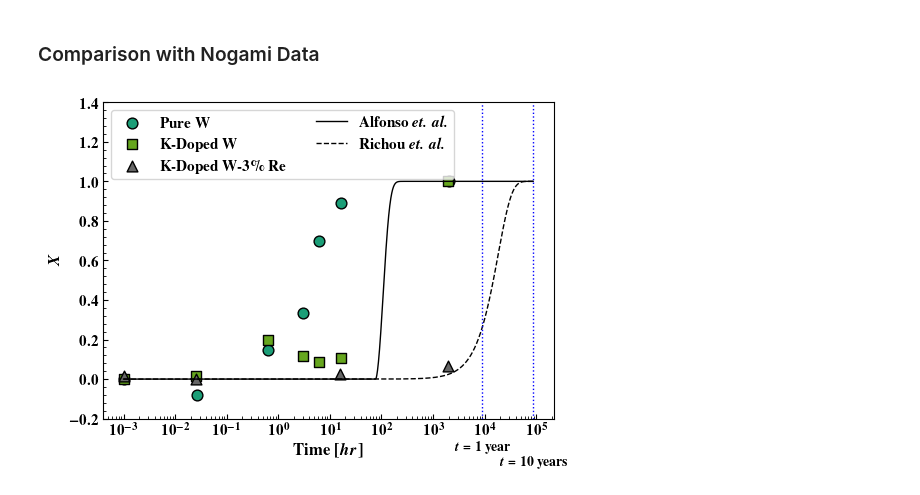
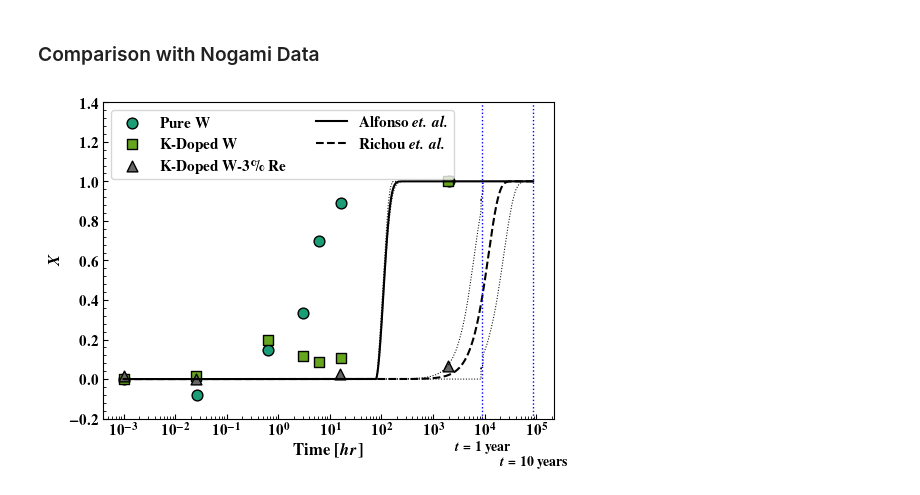
Before and after one commit to ml-ME-gatech/modeling_tungsten, a Jupyter notebook: recrystallization/temp_curves.ipynb, the cells around one changed output. Saved outputs shown, nothing was run; the diff lists cells and outputs as text; code cells hidden in the pictures.

```diff
--- a/recrystallization/temp_curves.ipynb
+++ b/recrystallization/temp_curves.ipynb
@@ -117,38 +181,60 @@ for df,color,symbol,label in zip([pure_w_df,k_doped_w_df,k_doped_re3_w_df],color
     ax.scatter(df['time [hr]'],df['X'],facecolor = color,edgecolor = 'k',s = 60,
                marker = symbol,label = r'\textbf{' + label + r'}')
     min_t = min(min_t,df['time [hr]'].min())
     max_t = max(max_t,df['time [hr]'].max())
 
 
-models = ['JMAK_alfonso_data_hr_robust weighted',
-          'JMAK_richou_batch_a_robust weighted']
+files = ['rf_data/alfonso_data/highly_rolled.csv','rf_data/richou_data/batch_a_data.csv']
+model_name = 'JMAK_{}'
 
 styles = ['-','--']
 labels = [r'\textbf{Alfonso \textit{et. al.}}',r'\textbf{Richou \textit{et. al.}}']
 
 
 time = np.linspace(min_t,HOURS_TO_YEAR*10,int(1e5))*SECONDS_TO_HOURS
 temperature = np.ones_like(time)*1100.0 + 273.15
 
-for model_name,style,label in zip(models,styles,labels):
+for file,style,label in zip(files,styles,labels):
 
-    with open(f'.model/{model_name}.pkl','rb') as f:
-        jmak_model =pickle.load(f)
+    with open(f'.inference/{model_name.format(file_to_label[file])}_samples.pkl','rb') as f:
+        posterior_samples = pickle.load(f)
 
-    X = jmak_model.predict(np.array([time,temperature]).T)
-    ax.plot(time/SECONDS_TO_HOURS,X,color = 'k',lw = 1.0,ls = style,label = label)
+
+    X_samples = jmak_prediction_from_samples(time[np.newaxis,:],
+                                             temperature[np.newaxis,:],
+                                             posterior_samples['a1'][:,np.newaxis],
+                                              posterior_samples['a2'][:,np.newaxis],
+                                              posterior_samples['B1'][:,np.newaxis],
+                                              posterior_samples['B2'][:,np.newaxis],
+                                              posterior_samples['n'][:,np.newaxis])
+
+    intervals_X = hdi(X_samples.T,0.95)
+    for i in range(2):
+        #filtered = savgol_filter(intervals_X[:,i],100,3)
+        ax.plot(time/SECONDS_TO_HOURS,intervals_X[:,i],color = 'k',lw = 0.75,ls = ':')
+
+
+    map_est = pd.read_csv(f'.inference/{model_name.format(file_to_label[file])}_params.csv',index_col = 0)
+    map_est= map_est.loc[['a1','a2','B1','B2','n'],'ml'].to_numpy()
+    map_est= [np.array([[a]]) for a in map_est]
+    X_map= jmak_prediction_from_samples(time[np.newaxis,:],
+                                             temperature[np.newaxis,:],
+                                            *map_est)
+
+
+    ax.plot(time/SECONDS_TO_HOURS,X_map.squeeze(),color = 'k',lw = 1.5,ls = style,label = label)
 
 ax.axvline(HOURS_TO_YEAR*1,color = 'blue',lw = 1.0,ls = ':')
 ax.axvline(HOURS_TO_YEAR*10,color = 'blue',lw = 1.0,ls = ':')
 
 ax.text(HOURS_TO_YEAR*1, ax.get_ylim()[0] - 0.175, r'\textbf{$t$ = 1 year}', color='k', ha='center', va='top')
 ax.text(HOURS_TO_YEAR*10, ax.get_ylim()[0] - 0.25, r'\textbf{$t$ = 10 years}', color='k', ha='center', va='top')
 
 
 ax.set_xscale('log')
 ax.set_ylim([-0.2,1.4])
 ax.legend(fontsize = 11,ncols = 2,loc = 'upper left')
 fig.tight_layout()
 fig.savefig('.temp_images/nogami_rx_comp.svg')
 # %% [output]
-[figure, old version]
+[figure, new version]
```
Also changed, not shown: parts of 5 cells of this notebook, 51 other files.
